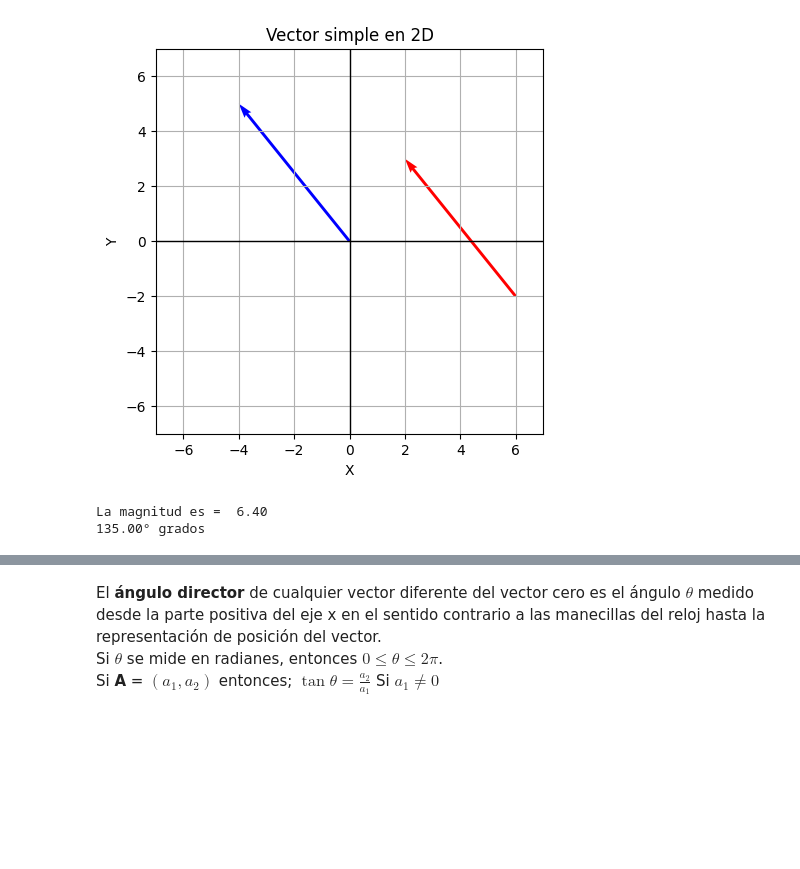
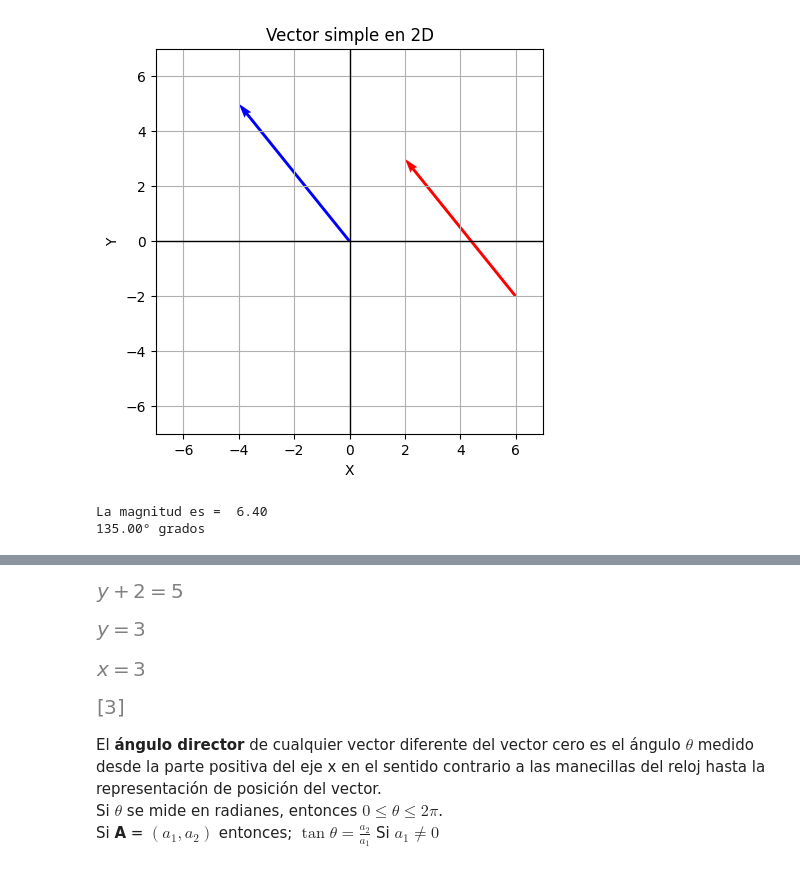
Before and after one commit to KristhianPineda/kPhysics, a Jupyter notebook: notebooks/math/vectores1.ipynb, the cells around one changed output, grey strips where cells are left out. Saved outputs shown, nothing was run; the diff lists cells and outputs as text; code cells hidden in the pictures; blank space fills up the shorter version.

```diff
--- a/notebooks/math/vectores1.ipynb
+++ b/notebooks/math/vectores1.ipynb
@@ -45,3 +70,28 @@ La magnitud es =  6.40
+# %%
+from sympy import symbols, Eq, solve, init_printing
+from sympy import simplify
+from IPython.display import display
+
+init_printing()
+
+# Ecuación inicial
+y = symbols('y')
+ecuacion = Eq(y+2,5)
+display(ecuacion)
+# Paso dos
+ecuacion2 = Eq(y+2-2,5-2)
+display(ecuacion2)
+# Paso tres
+ecuacion3 = Eq(x, simplify(5-2))
+display(ecuacion3)
+
+solucion = solve(ecuacion,y)
+display(solucion)
+# %% [output]
+[figure, added]
+[figure, added]
+[figure, added]
+[figure, added]
 # %% [markdown]
 El **ángulo director** de cualquier vector diferente del vector cero es el ángulo $\theta$ medido desde la parte positiva del eje x en el sentido contrario a las manecillas del reloj hasta la representación de posición del vector.
 Si $\theta$ se mide en radianes, entonces $0\le \theta \le 2\pi$.
```
Also changed, not shown: parts of 3 cells of this notebook.
